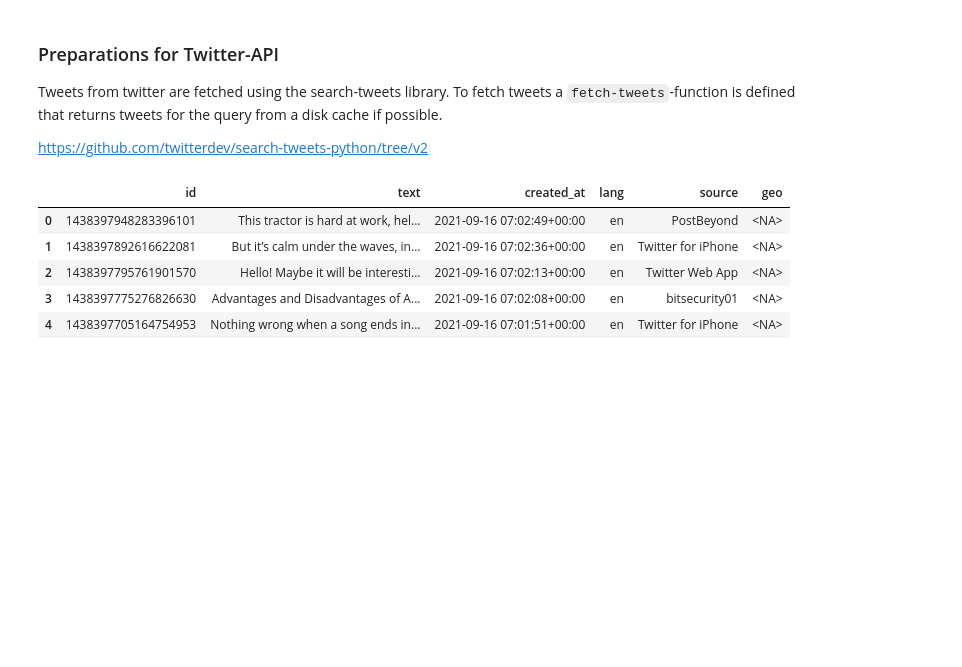
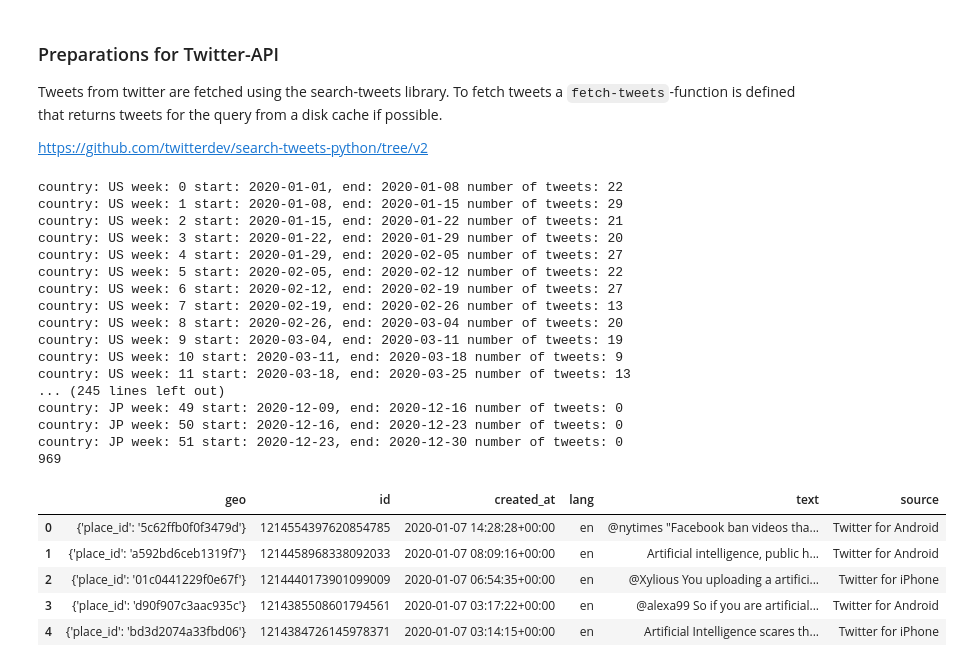
Before and after one commit to lukasleist/tud-is-sentiment, a Jupyter notebook: tool.ipynb, the cells around one changed output. Cells and saved outputs as stored; diff of their text form; code cells hidden in the pictures; blank space fills up the shorter version.

```diff
--- a/tool.ipynb
+++ b/tool.ipynb
@@ -128,12 +174,53 @@ def fetch_tweets(search_term, credentials=search_args_all, max_results=10000):
 
     return df
-# %%
-df = fetch_tweets('artificial intelligence')
-df.head()
-# %% [output]
-|  | id | text | created_at | lang | source | geo |
-| 0 | 1438397948283396101 | This tractor is hard at work, hel... | 2021-09-16 07:02:49+00:00 | en | PostBeyond | <NA> |
-| 1 | 1438397892616622081 | But it’s calm under the waves, in... | 2021-09-16 07:02:36+00:00 | en | Twitter for iPhone | <NA> |
-| 2 | 1438397795761901570 | Hello! Maybe it will be interesti... | 2021-09-16 07:02:13+00:00 | en | Twitter Web App | <NA> |
-| 3 | 1438397775276826630 | Advantages and Disadvantages of A... | 2021-09-16 07:02:08+00:00 | en | bitsecurity01 | <NA> |
-| 4 | 1438397705164754953 | Nothing wrong when a song ends in... | 2021-09-16 07:01:51+00:00 | en | Twitter for iPhone | <NA> |
+# %%
+df = None
+
+for country in countries:
+    end = start_time
+
+    for week in range(time_steps):
+        start = end
+        end = start + timedelta(days=time_interval)
+        tweets = fetch_tweets(
+            search_term,
+            start_time=start,
+            end_time=end,
+            country=country,
+            max_tweets=100,
+            skip_cache=False
+        )
+        print("country: {} week: {} start: {}, end: {} number of tweets: {}".format(
+            country, week, start, end, len(tweets))
+        )
+        if df is None:
+            df = tweets
+        else:
+            df = df.append(tweets, ignore_index=True)
+
+print(len(df))
+df.head()
+# %% [output]
+country: US week: 0 start: 2020-01-01, end: 2020-01-08 number of tweets: 22
+country: US week: 1 start: 2020-01-08, end: 2020-01-15 number of tweets: 29
+country: US week: 2 start: 2020-01-15, end: 2020-01-22 number of tweets: 21
+country: US week: 3 start: 2020-01-22, end: 2020-01-29 number of tweets: 20
+country: US week: 4 start: 2020-01-29, end: 2020-02-05 number of tweets: 27
+country: US week: 5 start: 2020-02-05, end: 2020-02-12 number of tweets: 22
+country: US week: 6 start: 2020-02-12, end: 2020-02-19 number of tweets: 27
+country: US week: 7 start: 2020-02-19, end: 2020-02-26 number of tweets: 13
+country: US week: 8 start: 2020-02-26, end: 2020-03-04 number of tweets: 20
+country: US week: 9 start: 2020-03-04, end: 2020-03-11 number of tweets: 19
+country: US week: 10 start: 2020-03-11, end: 2020-03-18 number of tweets: 9
+country: US week: 11 start: 2020-03-18, end: 2020-03-25 number of tweets: 13
+... (245 lines left out)
+country: JP week: 49 start: 2020-12-09, end: 2020-12-16 number of tweets: 0
+country: JP week: 50 start: 2020-12-16, end: 2020-12-23 number of tweets: 0
+country: JP week: 51 start: 2020-12-23, end: 2020-12-30 number of tweets: 0
+969
+|  | geo | id | created_at | lang | text | source |
+| 0 | {'place_id': '5c62ffb0f0f3479d'} | 1214554397620854785 | 2020-01-07 14:28:28+00:00 | en | @nytimes "Facebook ban videos tha... | Twitter for Android |
+| 1 | {'place_id': 'a592bd6ceb1319f7'} | 1214458968338092033 | 2020-01-07 08:09:16+00:00 | en | Artificial intelligence, public h... | Twitter for Android |
+| 2 | {'place_id': '01c0441229f0e67f'} | 1214440173901099009 | 2020-01-07 06:54:35+00:00 | en | @Xylious You uploading a artifici... | Twitter for iPhone |
+| 3 | {'place_id': 'd90f907c3aac935c'} | 1214385508601794561 | 2020-01-07 03:17:22+00:00 | en | @alexa99 So if you are artificial... | Twitter for Android |
+| 4 | {'place_id': 'bd3d2074a33fbd06'} | 1214384726145978371 | 2020-01-07 03:14:15+00:00 | en | Artificial Intelligence scares th... | Twitter for iPhone |
```
Also changed, not shown: parts of 9 cells of this notebook, 3 other files.
